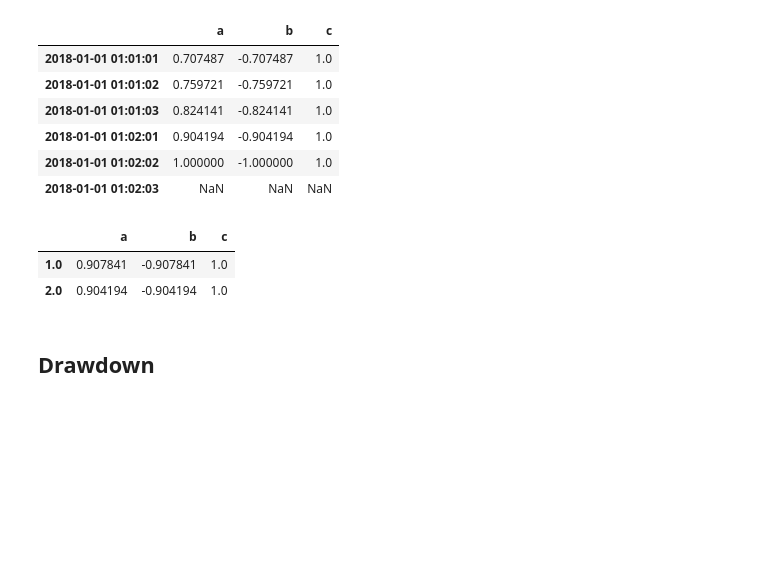
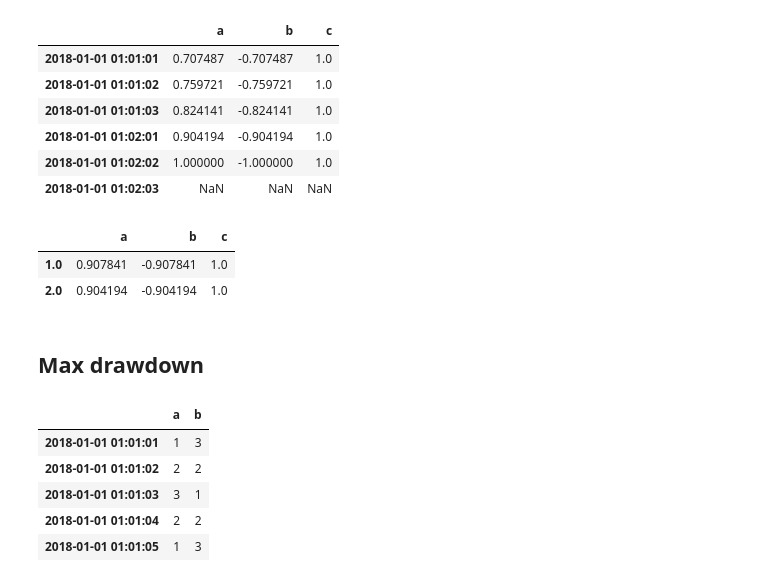
Before and after one commit to Sahanduiuc/cryptoz, a Jupyter notebook: test-stats.ipynb, the cells around one changed output. Drawn from its saved outputs; the diff is of its cells as text; code cells hidden in the pictures; blank space fills up the shorter version.

Commit message:
Update drawdown functions

```diff
--- a/test-stats.ipynb
+++ b/test-stats.ipynb
@@ -76,5 +76,22 @@ stats.resampling_corr(df, 'c', pd.Timedelta(minutes=1))
 |  | a | b | c |
 | 1.0 | 0.907841 | -0.907841 | 1.0 |
 | 2.0 | 0.904194 | -0.904194 | 1.0 |
-# %% [markdown]
-## Drawdown
+# %% [markdown]
+## Max drawdown
+# %%
+df = pd.DataFrame({'a': [1, 2, 3, 2, 1], 'b': [3, 2, 1, 2, 3]}, index=[
+    datetime(2018, 1, 1, 1, 1, 1),
+    datetime(2018, 1, 1, 1, 1, 2),
+    datetime(2018, 1, 1, 1, 1, 3),
+    datetime(2018, 1, 1, 1, 1, 4),
+    datetime(2018, 1, 1, 1, 1, 5)
+])
+# %%
+df.loc[datetime(2018, 1, 1, 1, 1, 1):datetime(2018, 1, 1, 1, 1, 5)]
+# %% [output]
+|  | a | b |
+| 2018-01-01 01:01:01 | 1 | 3 |
+| 2018-01-01 01:01:02 | 2 | 2 |
+| 2018-01-01 01:01:03 | 3 | 1 |
+| 2018-01-01 01:01:04 | 2 | 2 |
+| 2018-01-01 01:01:05 | 1 | 3 |
```
Also changed, not shown: parts of 7 cells of this notebook, 2 other files.
